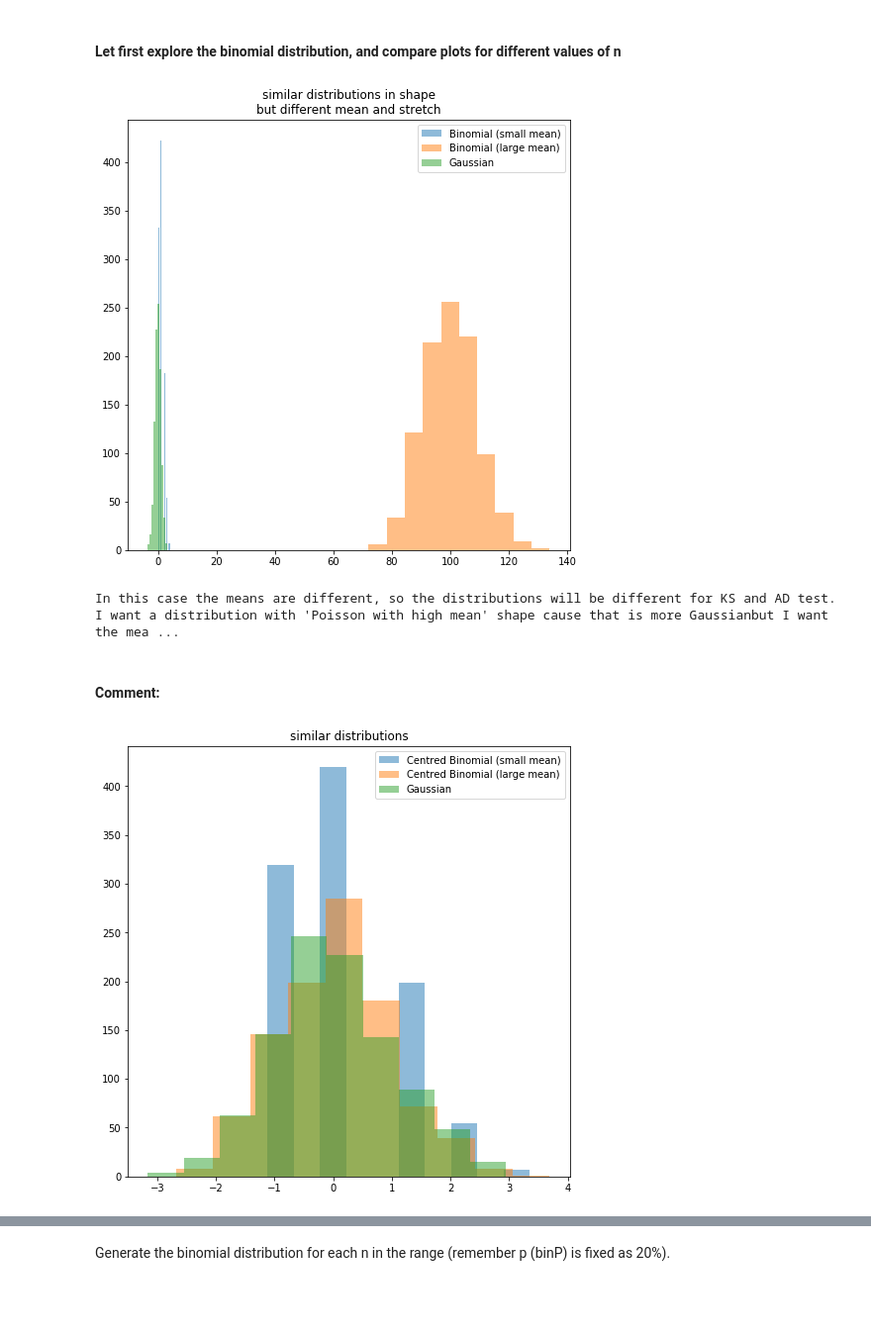
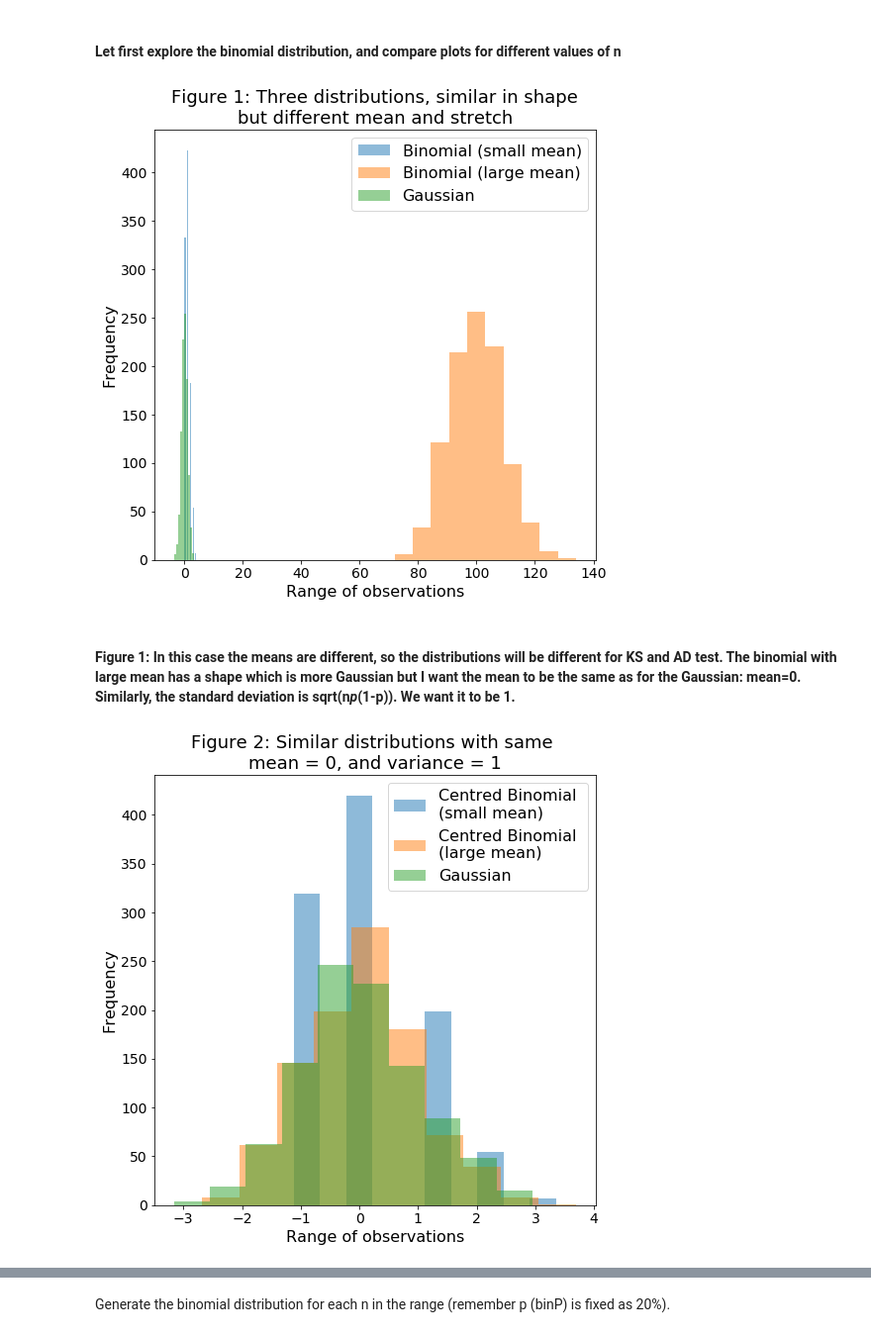
Before and after one commit to jkastelan/PUI2017_jlk635, a Jupyter notebook: HW5_jlk635/Assignment2_jlk635.ipynb, the cells around one changed output, grey strips where cells are left out. Shown at 99% size. Cells and saved outputs as stored; diff of their text form; code cells hidden in the pictures; blank space fills up the shorter version.

```diff
--- a/HW5_jlk635/Assignment2_jlk635.ipynb
+++ b/HW5_jlk635/Assignment2_jlk635.ipynb
@@ -52,34 +52,33 @@ pl.figure(figsize=(8,8))
 pl.hist(dist_b_small , alpha=0.5, label="Binomial (small mean)")
 pl.hist(dist_b_large , alpha=0.5, label="Binomial (large mean)")
 pl.hist(dist_n, alpha=0.5, label="Gaussian")
-pl.legend()
-pl.title("similar distributions in shape\nbut different mean and stretch")
+pl.legend(fontsize = 16)
+pl.tick_params(axis='both',labelsize=14)
+pl.title("Figure 1: Three distributions, similar in shape\nbut different mean and stretch", fontsize = 18)
+pl.xlabel("Range of observations", fontsize = 16)
+pl.ylabel("Frequency", fontsize = 16)
 pl.show()
-
-print ("\n\nIn this case the means are different, " +
-       "so the distributions will be different for KS and AD test. " +
-       "I want a distribution with 'Poisson with high mean' shape cause that is more Gaussian" +
-       "but I want the mean to be the same as for my Gaussian: mean=0. "
-       "Similarly, the standard deviation is sqrt(lambda) = sqrt(100). I want it to be 1")
 # %% [output]
-[figure, old version]
+[figure, new version]
-In this case the means are different, so the distributions will be different for KS and AD test. I want a distribution with 'Poisson with high mean' shape cause that is more Gaussianbut I want the mea ...
-# %% [markdown]
-#### Comment:
+# %% [markdown]
+#### Figure 1: In this case the means are different,  so the distributions will be different for KS and AD test. The binomial with large mean has a shape which is more Gaussian but I want the mean to be the same as for the Gaussian: mean=0. Similarly, the standard deviation is sqrt(n*p*(1-p)). We want it to be 1.
 # %%
 
 n_small, n_large, p = 5, 500, 0.2
 dist_n = np.random.normal(0,1,1000)
 dist_b_small = (np.random.binomial(n_small, p, 1000) - n_small * p)/ np.sqrt(n_small*p*(1-p)) #subtract mean divide by stdev
 dist_b_large = (np.random.binomial(n_large, p, 1000) - n_large * p)/ np.sqrt(n_large*p*(1-p)) #subtract mean divide by stdev
 
 
 pl.figure(figsize=(8,8))
-pl.hist(dist_b_small , alpha=0.5, label="Centred Binomial (small mean)")
-pl.hist(dist_b_large , alpha=0.5, label="Centred Binomial (large mean)")
+pl.hist(dist_b_small , alpha=0.5, label="Centred Binomial \n(small mean)")
+pl.hist(dist_b_large , alpha=0.5, label="Centred Binomial \n(large mean)")
 pl.hist(dist_n, alpha=0.5, label="Gaussian")
-pl.legend()
-pl.title("similar distributions")
+pl.legend(fontsize = 16)
+pl.tick_params(axis='both',labelsize=14)
+pl.title("Figure 2: Similar distributions with same \nmean = 0, and variance = 1", fontsize = 18)
+pl.xlabel("Range of observations", fontsize = 16)
+pl.ylabel("Frequency", fontsize = 16)
 pl.show()
 # %% [output]
-[figure, old version]
+[figure, new version]
```
Also changed, not shown: parts of 47 cells of this notebook, 2 other files.
